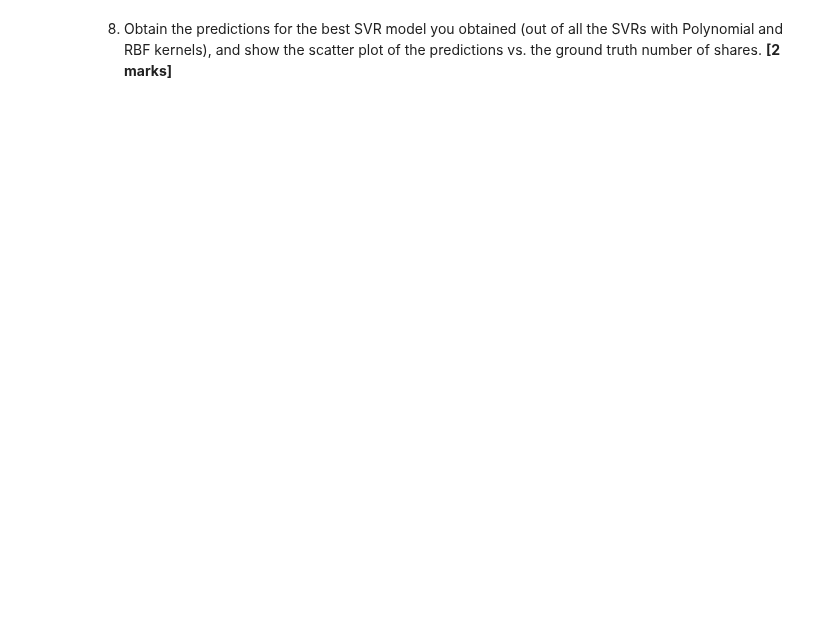
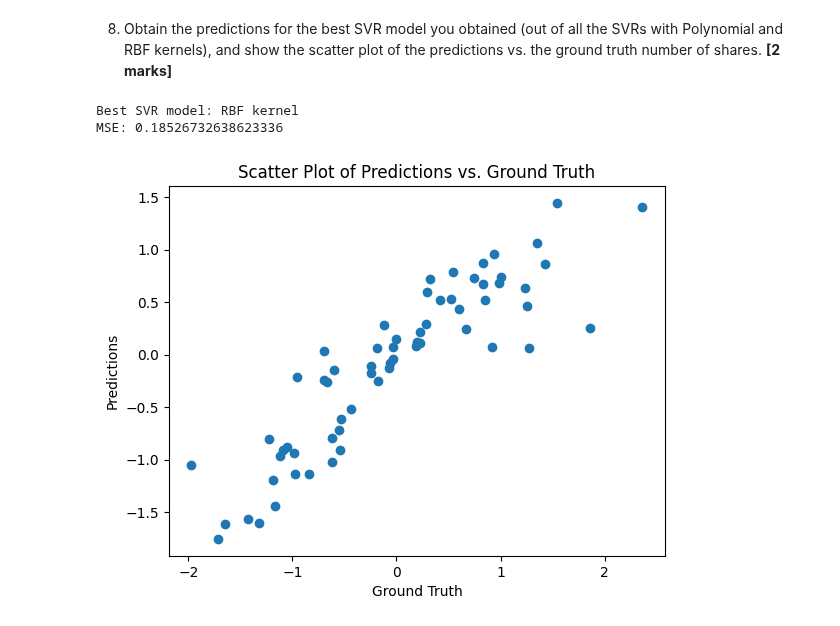
Before and after one commit to NehaKumari500092077/Machine-Learning-Lab, a Jupyter notebook: Session_8_Assignments.ipynb, the cells around one changed output. Saved outputs shown, nothing was run; the diff lists cells and outputs as text; code cells hidden in the pictures; blank space fills up the shorter version.

```diff
--- a/Session_8_Assignments.ipynb
+++ b/Session_8_Assignments.ipynb
@@ -123,14 +123,14 @@ from sklearn.svm import SVR
 # Train Support Vector Regressors on the dataset using
 
 # Polynomial kernel
-svm_polynomial_model = SVR(kernel = 'poly') # by default it take degree of three
+svm_polynomial_model = SVR(kernel = 'poly', C = 1.0, epsilon = 0.1) # by default it take degree = 3, C(Regularization parameter) = 1.0, and epsilon = 0.1
 # train the model
 svm_polynomial_model.fit(X_train, Y_train)
 # predict from trained model
 Y_polynomial_pred = svm_polynomial_model.predict(X_val)
 
 # RBF kernel
-svm_rbf_model = SVR(kernel = 'rbf') # by default it take gamma = 'scale', scale = 1/(no_of_feature * variance_of_input_data)
+svm_rbf_model = SVR(kernel = 'rbf', C = 1.0, epsilon = 0.1) # by default it take gamma = 'scale'. C(Regularization parameter) = 1.0, and epsilon = 0.1 . Where, scale = 1/(no_of_feature * variance_of_input_data)
 # train the model
 svm_rbf_model.fit(X_train, Y_train)
 # predict from trained model
@@ -156,2 +231,25 @@ MSE for RBF kernel: 0.4204814549682573
 # %% [markdown]
 8.  Obtain the predictions for the best SVR model you obtained (out of all the SVRs with Polynomial and RBF kernels), and show the scatter plot of the predictions vs. the ground truth number of shares. **[2 marks]**
+# %%
+if rbf_mse_scores < polynomial_mse_scores:
+  best_model = SVR(kernel = 'rbf', gamma = best_rbf_gamma, C = 1.0, epsilon = 0.1)
+  print(f'Best SVR model: RBF kernel')
+else:
+  best_model = SVR(kernel = 'poly', degree = best_polynomial_degree, C = 1.0, epsilon = 0.1)
+  print(f'Best SVR model: Polynomial kernel')
+
+best_model.fit(X_train, Y_train)
+best_model_prediction = best_model.predict(X_test)
+mse = mean_squared_error(Y_test, best_model_prediction)
+print(f'MSE: {mse}')
+
+# Display the scatter plot
+plt.scatter(Y_test, best_model_prediction)
+plt.xlabel('Ground Truth')
+plt.ylabel('Predictions')
+plt.title('Scatter Plot of Predictions vs. Ground Truth')
+plt.show()
+# %% [output]
+Best SVR model: RBF kernel
+MSE: 0.18526732638623336
+[figure, added]
```
Also changed, not shown: parts of 3 cells of this notebook.
